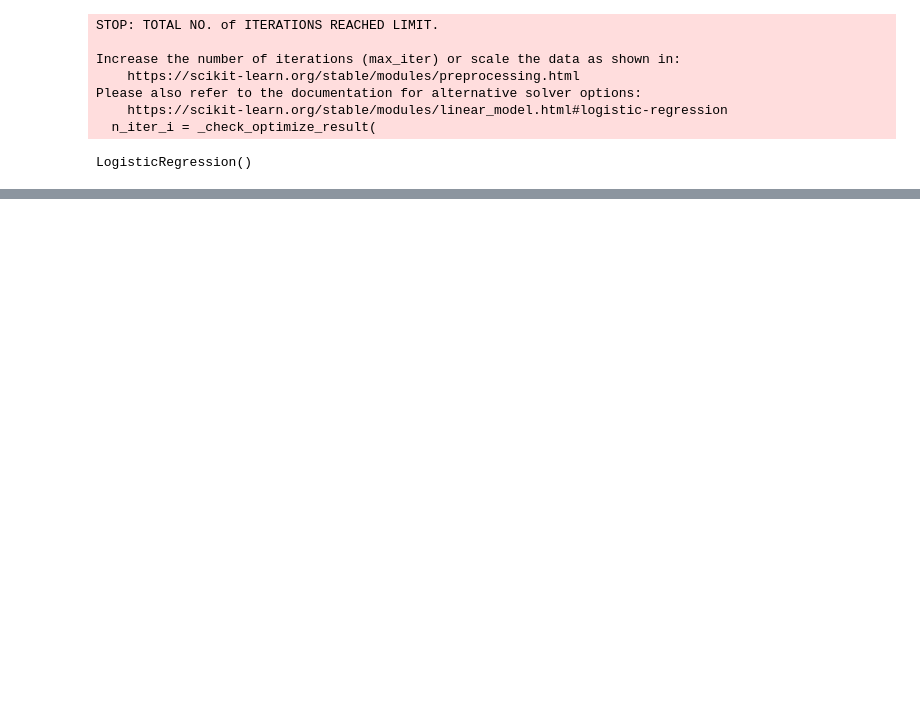
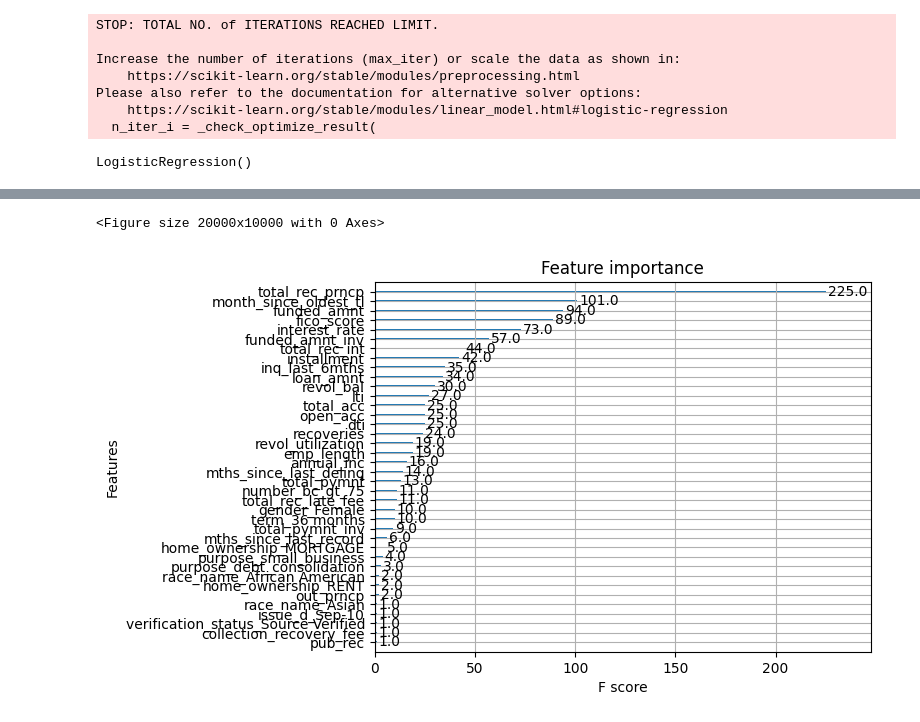
Before and after one commit to unnati026/JPMC-Case-Study, a Jupyter notebook: trial.ipynb, the cells around one changed output, grey strips where cells are left out. Saved outputs shown, nothing was run; the diff lists cells and outputs as text; code cells hidden in the pictures; blank space fills up the shorter version.

```diff
--- a/trial.ipynb
+++ b/trial.ipynb
@@ -224,0 +460,28 @@ print(feature_importance)
+# %%
+param_dist = {
+    'n_estimators': randint(50, 200),
+    'learning_rate': uniform(0.01, 0.3),
+    'max_depth': randint(3, 10),
+    'min_child_weight': randint(1, 10),
+    'subsample': uniform(0.6, 0.4),
+    'colsample_bytree': uniform(0.6, 0.4),
+    'gamma': uniform(0, 0.5)
+}
+
+# Step 6: Set up the RandomizedSearchCV
+xgb_model = XGBClassifier(random_state=101, use_label_encoder=False, eval_metric='logloss')
+random_search = RandomizedSearchCV(
+    estimator=xgb_model,
+    param_distributions=param_dist,
+    n_iter=100,  # Number of parameter settings that are sampled
+    cv=5,       # 5-fold cross-validation
+    verbose=2,
+    random_state=101,
+    n_jobs=-1   # Use all available cores
+)
+
+# Step 7: Fit the model
+random_search.fit(x_train_or, y_train_or)
+
+# Step 8: Evaluate the best model
+best_xgb_model = random_search.best_estimator_
@@ -224,0 +507,9 @@ print(feature_importance)
+# %%
+plt.figure(figsize=(200,100))
+xgb.plot_importance(best_xgb_model)
+
+
+plt.show()
+# %% [output]
+<Figure size 20000x10000 with 0 Axes>
+[figure, added]
```
Also changed, not shown: parts of 65 cells of this notebook, 2 other files.
